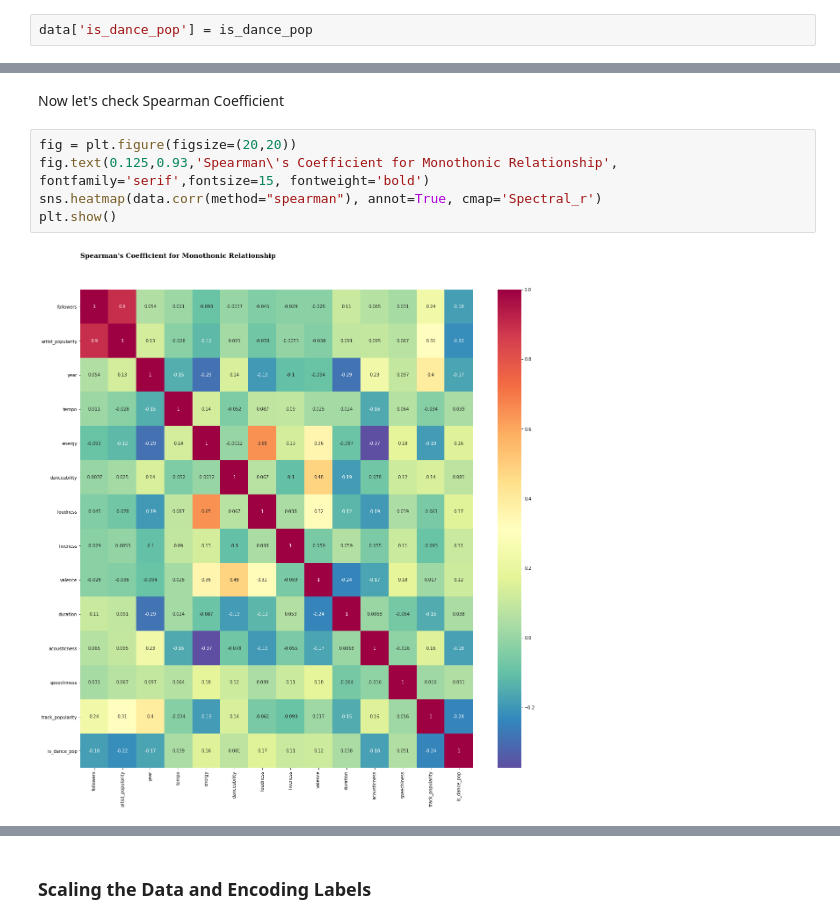
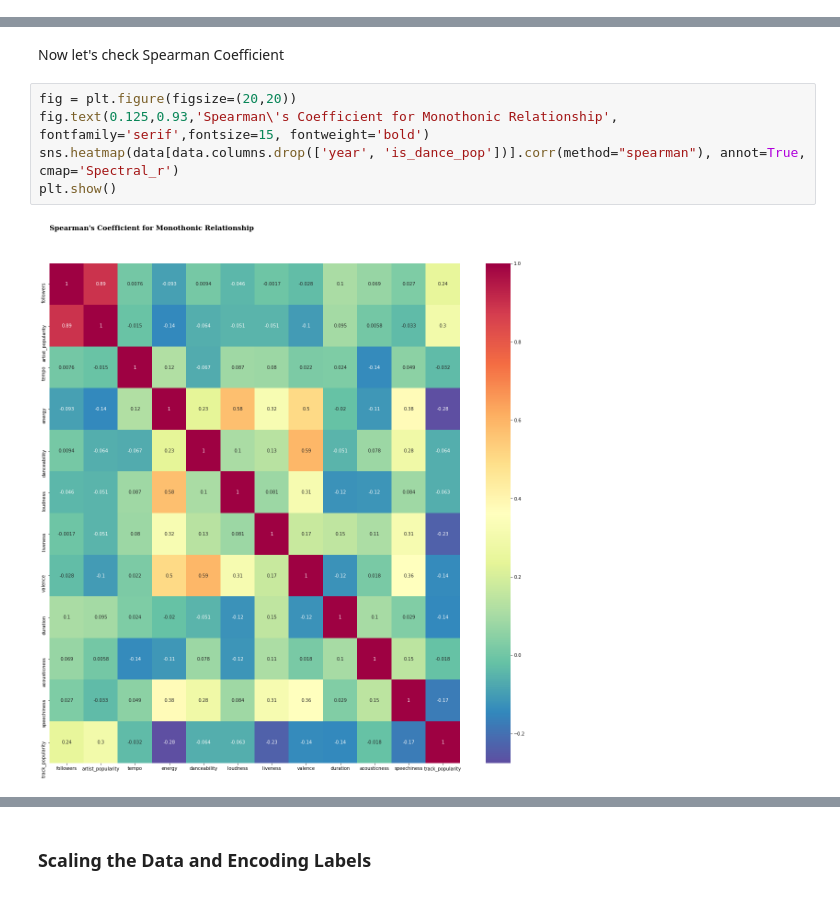
Before and after one commit to MilenaTrajanoska/spotify_top_tracks_analysis, a Jupyter notebook: eda_and_data_preprocessing/eda_spotify_top_tracks.ipynb, the cells around one changed output, grey strips where cells are left out. Saved outputs shown, nothing was run; the diff lists cells and outputs as text.

```diff
--- a/eda_and_data_preprocessing/eda_spotify_top_tracks.ipynb
+++ b/eda_and_data_preprocessing/eda_spotify_top_tracks.ipynb
@@ -41,2 +22,0 @@ is_dance_pop = [1 if data.iloc[i]['top genre'] == 'dance pop' else 0  for i in r
-# %%
-data['is_dance_pop'] = is_dance_pop
@@ -255,10 +204,10 @@ plt.show()
 # %%
 fig = plt.figure(figsize=(20,20))
 fig.text(0.125,0.93,'Spearman\'s Coefficient for Monothonic Relationship', fontfamily='serif',fontsize=15, fontweight='bold')
-sns.heatmap(data.corr(method="spearman"), annot=True, cmap='Spectral_r')
+sns.heatmap(data[data.columns.drop(['year', 'is_dance_pop'])].corr(method="spearman"), annot=True, cmap='Spectral_r')
 plt.show()
 # %% [output]
-[figure, old version]
+[figure, new version]
 # %%
 fig, ax = plt.subplots(1,1,figsize=(10, 10))
 background_color = "#fbfbfb"
```
Also changed, not shown: parts of 85 cells of this notebook, 5 other files.
